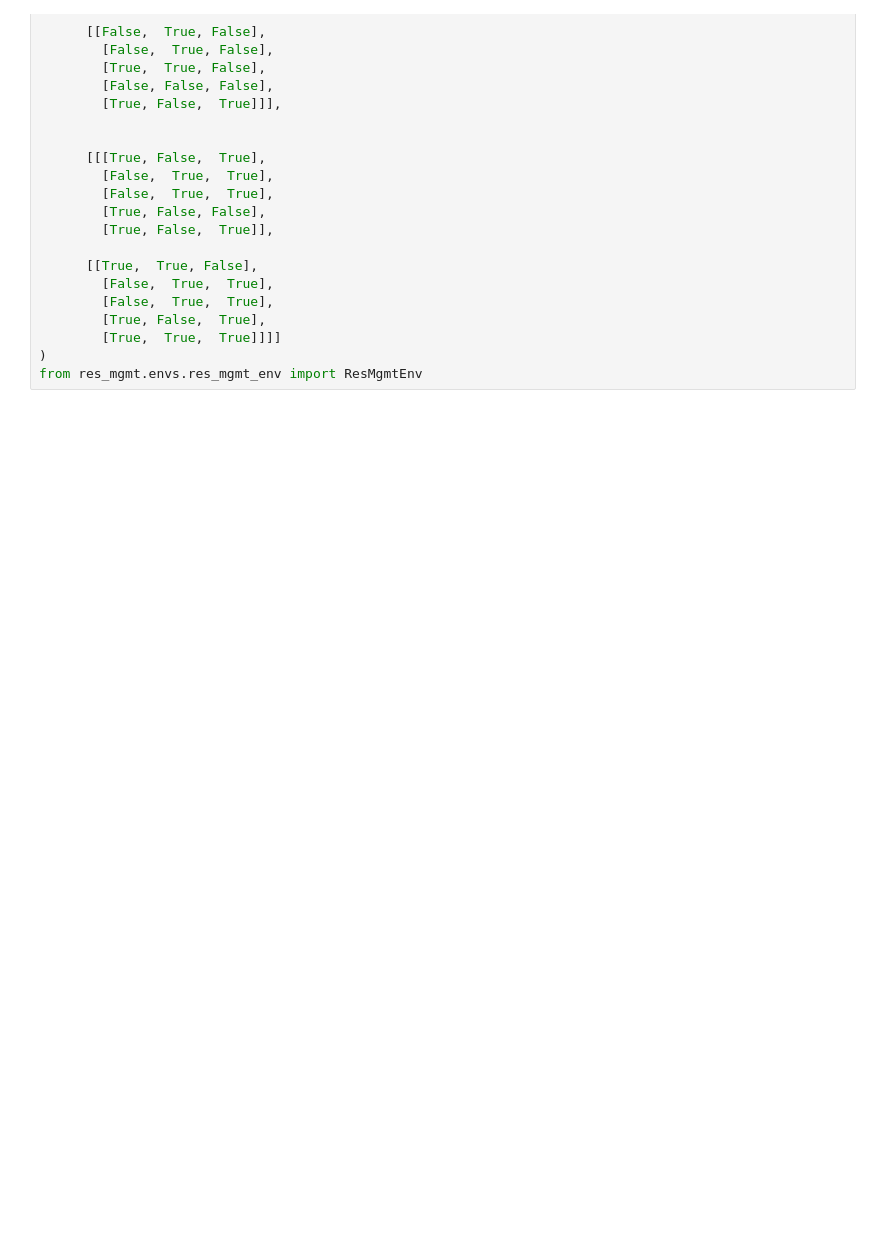
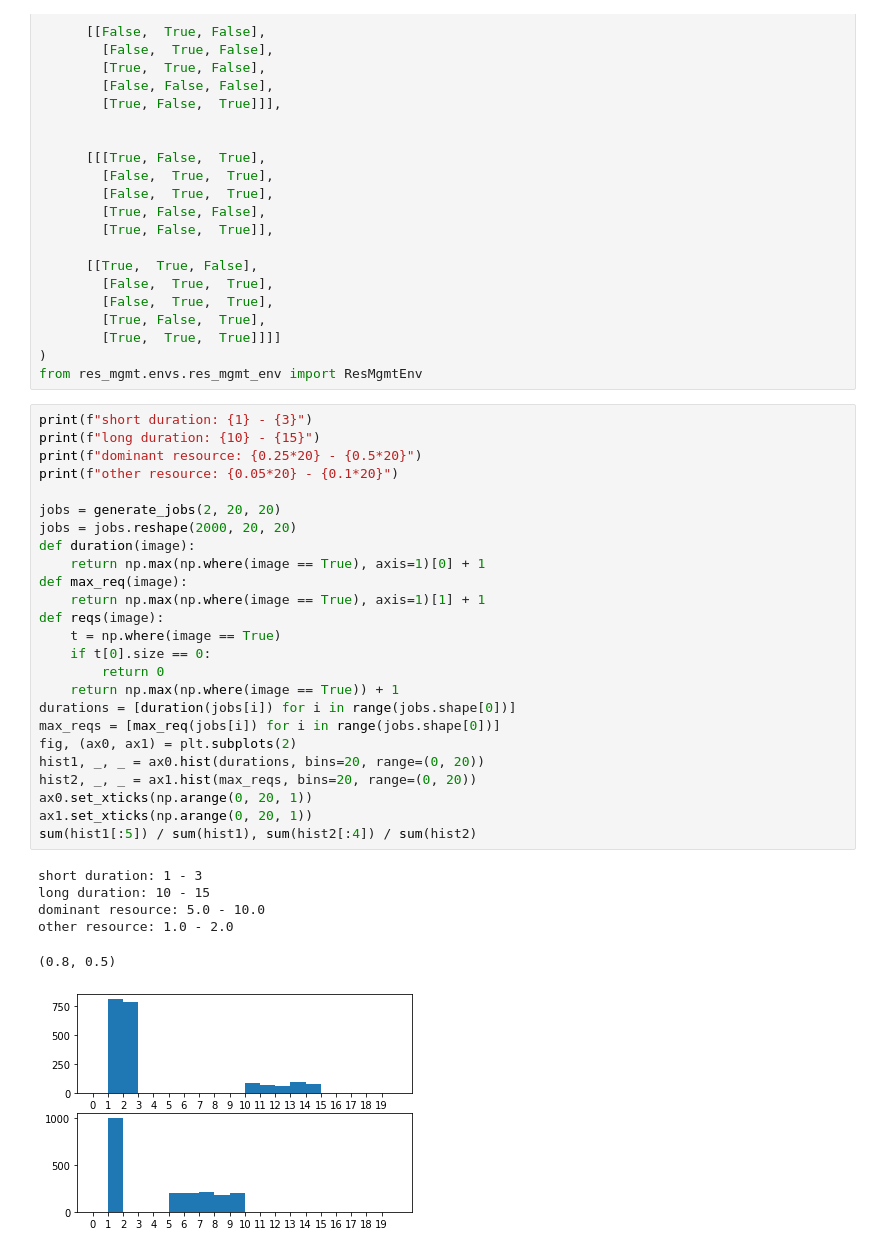
Before and after one commit to Merle-Zhang/resource-management-env, a Jupyter notebook: experiment.ipynb, the cells around one changed output. Saved outputs shown, nothing was run; the diff lists cells and outputs as text; blank space fills up the shorter version.

```diff
--- a/experiment.ipynb
+++ b/experiment.ipynb
@@ -389,3 +454,35 @@ jobs = np.array(
         [True,  True,  True]]]]
 )
 from res_mgmt.envs.res_mgmt_env import ResMgmtEnv
+# %%
+print(f"short duration: {1} - {3}")
+print(f"long duration: {10} - {15}")
+print(f"dominant resource: {0.25*20} - {0.5*20}")
+print(f"other resource: {0.05*20} - {0.1*20}")
+
+jobs = generate_jobs(2, 20, 20)
+jobs = jobs.reshape(2000, 20, 20)
+def duration(image):
+    return np.max(np.where(image == True), axis=1)[0] + 1
+def max_req(image):
+    return np.max(np.where(image == True), axis=1)[1] + 1
+def reqs(image):
+    t = np.where(image == True)
+    if t[0].size == 0:
+        return 0
+    return np.max(np.where(image == True)) + 1
+durations = [duration(jobs[i]) for i in range(jobs.shape[0])]
+max_reqs = [max_req(jobs[i]) for i in range(jobs.shape[0])]
+fig, (ax0, ax1) = plt.subplots(2)
+hist1, _, _ = ax0.hist(durations, bins=20, range=(0, 20))
+hist2, _, _ = ax1.hist(max_reqs, bins=20, range=(0, 20))
+ax0.set_xticks(np.arange(0, 20, 1))
+ax1.set_xticks(np.arange(0, 20, 1))
+sum(hist1[:5]) / sum(hist1), sum(hist2[:4]) / sum(hist2)
+# %% [output]
+short duration: 1 - 3
+long duration: 10 - 15
+dominant resource: 5.0 - 10.0
+other resource: 1.0 - 2.0
+(0.8, 0.5)
+[figure, added]
```
Also changed, not shown: parts of 7 cells of this notebook, 3 other files.
